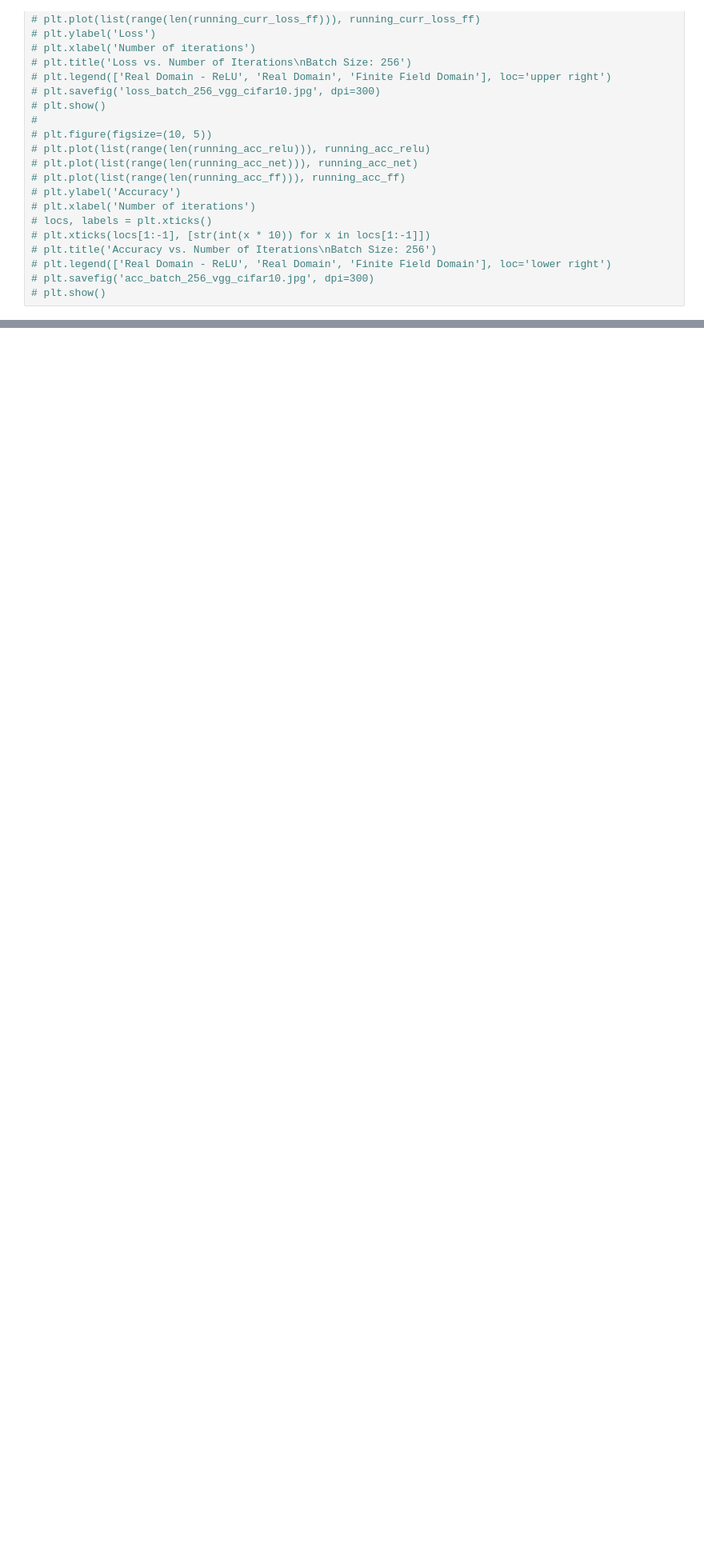
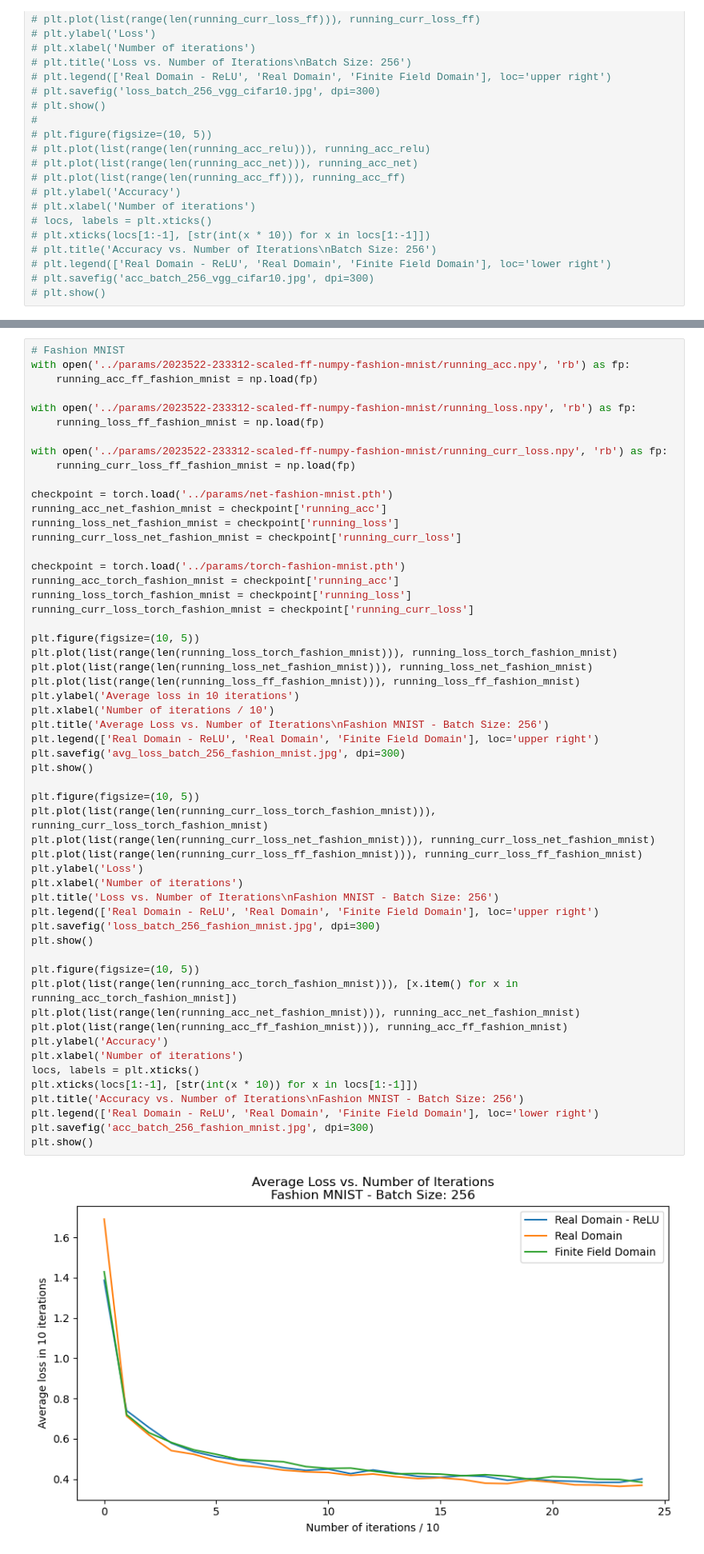
Before and after one commit to gulerlab/finite-field-nn, a Jupyter notebook: plots/plot_from_saved_data.ipynb, the cells around one changed output, grey strips where cells are left out. Shown at 80% size. Drawn from its saved outputs; the diff is of its cells as text; blank space fills up the shorter version.

```diff
--- a/plots/plot_from_saved_data.ipynb
+++ b/plots/plot_from_saved_data.ipynb
@@ -56,0 +116,57 @@ import torch
+# %%
+# Fashion MNIST
+with open('../params/2023522-233312-scaled-ff-numpy-fashion-mnist/running_acc.npy', 'rb') as fp:
+    running_acc_ff_fashion_mnist = np.load(fp)
+
+with open('../params/2023522-233312-scaled-ff-numpy-fashion-mnist/running_loss.npy', 'rb') as fp:
+    running_loss_ff_fashion_mnist = np.load(fp)
+
+with open('../params/2023522-233312-scaled-ff-numpy-fashion-mnist/running_curr_loss.npy', 'rb') as fp:
+    running_curr_loss_ff_fashion_mnist = np.load(fp)
+
+checkpoint = torch.load('../params/net-fashion-mnist.pth')
+running_acc_net_fashion_mnist = checkpoint['running_acc']
+running_loss_net_fashion_mnist = checkpoint['running_loss']
+running_curr_loss_net_fashion_mnist = checkpoint['running_curr_loss']
+
+checkpoint = torch.load('../params/torch-fashion-mnist.pth')
+running_acc_torch_fashion_mnist = checkpoint['running_acc']
+running_loss_torch_fashion_mnist = checkpoint['running_loss']
+running_curr_loss_torch_fashion_mnist = checkpoint['running_curr_loss']
+
+plt.figure(figsize=(10, 5))
+plt.plot(list(range(len(running_loss_torch_fashion_mnist))), running_loss_torch_fashion_mnist)
+plt.plot(list(range(len(running_loss_net_fashion_mnist))), running_loss_net_fashion_mnist)
+plt.plot(list(range(len(running_loss_ff_fashion_mnist))), running_loss_ff_fashion_mnist)
+plt.ylabel('Average loss in 10 iterations')
+plt.xlabel('Number of iterations / 10')
+plt.title('Average Loss vs. Number of Iterations\nFashion MNIST - Batch Size: 256')
+plt.legend(['Real Domain - ReLU', 'Real Domain', 'Finite Field Domain'], loc='upper right')
+plt.savefig('avg_loss_batch_256_fashion_mnist.jpg', dpi=300)
+plt.show()
+
+plt.figure(figsize=(10, 5))
+plt.plot(list(range(len(running_curr_loss_torch_fashion_mnist))), running_curr_loss_torch_fashion_mnist)
+plt.plot(list(range(len(running_curr_loss_net_fashion_mnist))), running_curr_loss_net_fashion_mnist)
+plt.plot(list(range(len(running_curr_loss_ff_fashion_mnist))), running_curr_loss_ff_fashion_mnist)
+plt.ylabel('Loss')
+plt.xlabel('Number of iterations')
+plt.title('Loss vs. Number of Iterations\nFashion MNIST - Batch Size: 256')
+plt.legend(['Real Domain - ReLU', 'Real Domain', 'Finite Field Domain'], loc='upper right')
+plt.savefig('loss_batch_256_fashion_mnist.jpg', dpi=300)
+plt.show()
+
+plt.figure(figsize=(10, 5))
+plt.plot(list(range(len(running_acc_torch_fashion_mnist))), [x.item() for x in running_acc_torch_fashion_mnist])
+plt.plot(list(range(len(running_acc_net_fashion_mnist))), running_acc_net_fashion_mnist)
+plt.plot(list(range(len(running_acc_ff_fashion_mnist))), running_acc_ff_fashion_mnist)
+plt.ylabel('Accuracy')
+plt.xlabel('Number of iterations')
+locs, labels = plt.xticks()
+plt.xticks(locs[1:-1], [str(int(x * 10)) for x in locs[1:-1]])
+plt.title('Accuracy vs. Number of Iterations\nFashion MNIST - Batch Size: 256')
+plt.legend(['Real Domain - ReLU', 'Real Domain', 'Finite Field Domain'], loc='lower right')
+plt.savefig('acc_batch_256_fashion_mnist.jpg', dpi=300)
+plt.show()
+# %% [output]
+[figure, added]
```
Also changed, not shown: parts of 3 cells of this notebook, 13 other files.
